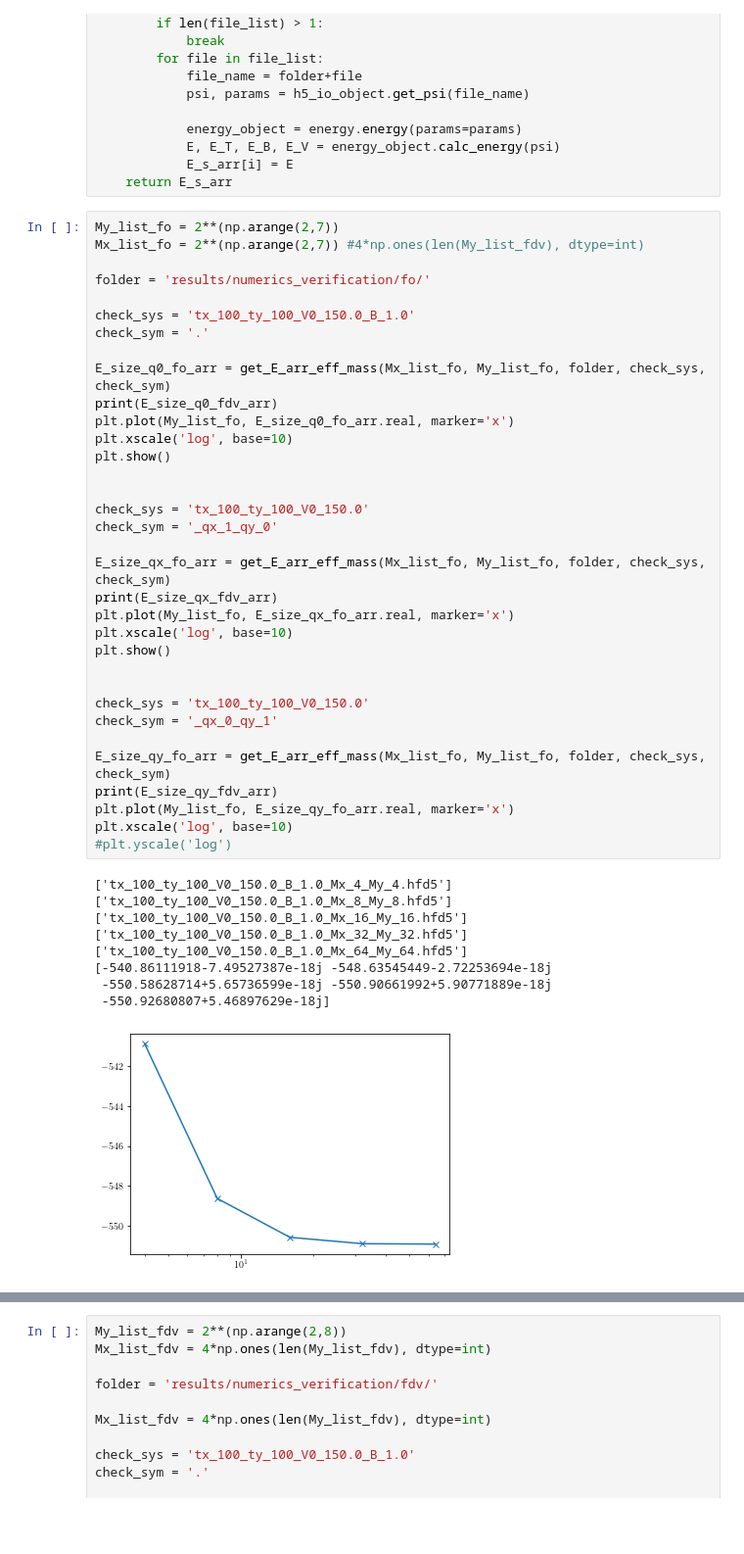
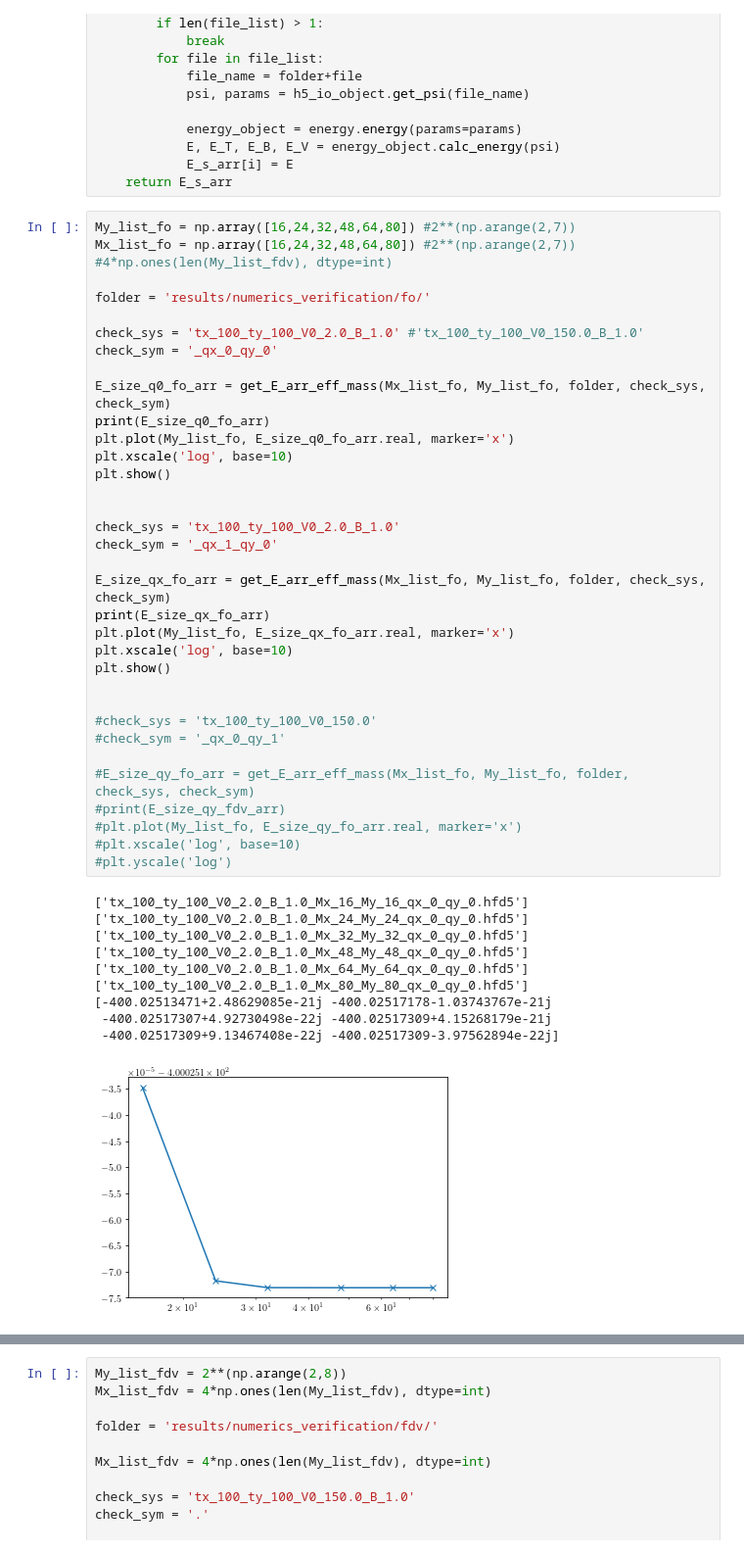
Before and after one commit to Progklui/rotor_lattice_models, a Jupyter notebook: numerics_verification.ipynb, the cells around one changed output, grey strips where cells are left out. Shown: that part at 98% size. Saved outputs shown, nothing was run; the diff lists cells and outputs as text; blank space fills up the shorter version.

```diff
--- a/numerics_verification.ipynb
+++ b/numerics_verification.ipynb
@@ -261,46 +261,47 @@ def get_E_arr_eff_mass(Mx_list, My_list, folder, check_sys, check_sym_in):
             E_s_arr[i] = E
     return E_s_arr
 # %%
-My_list_fo = 2**(np.arange(2,7))
-Mx_list_fo = 2**(np.arange(2,7)) #4*np.ones(len(My_list_fdv), dtype=int)
+My_list_fo = np.array([16,24,32,48,64,80]) #2**(np.arange(2,7))
+Mx_list_fo = np.array([16,24,32,48,64,80]) #2**(np.arange(2,7)) #4*np.ones(len(My_list_fdv), dtype=int)
 
 folder = 'results/numerics_verification/fo/'
 
-check_sys = 'tx_100_ty_100_V0_150.0_B_1.0'
-check_sym = '.'
+check_sys = 'tx_100_ty_100_V0_2.0_B_1.0' #'tx_100_ty_100_V0_150.0_B_1.0'
+check_sym = '_qx_0_qy_0'
 
 E_size_q0_fo_arr = get_E_arr_eff_mass(Mx_list_fo, My_list_fo, folder, check_sys, check_sym)
-print(E_size_q0_fdv_arr)
+print(E_size_q0_fo_arr)
 plt.plot(My_list_fo, E_size_q0_fo_arr.real, marker='x')
 plt.xscale('log', base=10)
 plt.show()
 
 
-check_sys = 'tx_100_ty_100_V0_150.0'
+check_sys = 'tx_100_ty_100_V0_2.0_B_1.0'
 check_sym = '_qx_1_qy_0'
 
 E_size_qx_fo_arr = get_E_arr_eff_mass(Mx_list_fo, My_list_fo, folder, check_sys, check_sym)
-print(E_size_qx_fdv_arr)
+print(E_size_qx_fo_arr)
 plt.plot(My_list_fo, E_size_qx_fo_arr.real, marker='x')
 plt.xscale('log', base=10)
 plt.show()
 
 
-check_sys = 'tx_100_ty_100_V0_150.0'
-check_sym = '_qx_0_qy_1'
+#check_sys = 'tx_100_ty_100_V0_150.0'
+#check_sym = '_qx_0_qy_1'
 
-E_size_qy_fo_arr = get_E_arr_eff_mass(Mx_list_fo, My_list_fo, folder, check_sys, check_sym)
-print(E_size_qy_fdv_arr)
-plt.plot(My_list_fo, E_size_qy_fo_arr.real, marker='x')
-plt.xscale('log', base=10)
+#E_size_qy_fo_arr = get_E_arr_eff_mass(Mx_list_fo, My_list_fo, folder, check_sys, check_sym)
+#print(E_size_qy_fdv_arr)
+#plt.plot(My_list_fo, E_size_qy_fo_arr.real, marker='x')
+#plt.xscale('log', base=10)
 #plt.yscale('log')
 # %% [output]
-['tx_100_ty_100_V0_150.0_B_1.0_Mx_4_My_4.hfd5']
-['tx_100_ty_100_V0_150.0_B_1.0_Mx_8_My_8.hfd5']
-['tx_100_ty_100_V0_150.0_B_1.0_Mx_16_My_16.hfd5']
-['tx_100_ty_100_V0_150.0_B_1.0_Mx_32_My_32.hfd5']
-['tx_100_ty_100_V0_150.0_B_1.0_Mx_64_My_64.hfd5']
-[-540.86111918-7.49527387e-18j -548.63545449-2.72253694e-18j
- -550.58628714+5.65736599e-18j -550.90661992+5.90771889e-18j
- -550.92680807+5.46897629e-18j]
+['tx_100_ty_100_V0_2.0_B_1.0_Mx_16_My_16_qx_0_qy_0.hfd5']
+['tx_100_ty_100_V0_2.0_B_1.0_Mx_24_My_24_qx_0_qy_0.hfd5']
+['tx_100_ty_100_V0_2.0_B_1.0_Mx_32_My_32_qx_0_qy_0.hfd5']
+['tx_100_ty_100_V0_2.0_B_1.0_Mx_48_My_48_qx_0_qy_0.hfd5']
+['tx_100_ty_100_V0_2.0_B_1.0_Mx_64_My_64_qx_0_qy_0.hfd5']
+['tx_100_ty_100_V0_2.0_B_1.0_Mx_80_My_80_qx_0_qy_0.hfd5']
+[-400.02513471+2.48629085e-21j -400.02517178-1.03743767e-21j
+ -400.02517307+4.92730498e-22j -400.02517309+4.15268179e-21j
+ -400.02517309+9.13467408e-22j -400.02517309-3.97562894e-22j]
-[figure, old version]
+[figure, new version]
```
Also changed, not shown: parts of 3 cells of this notebook, 1 other file.
